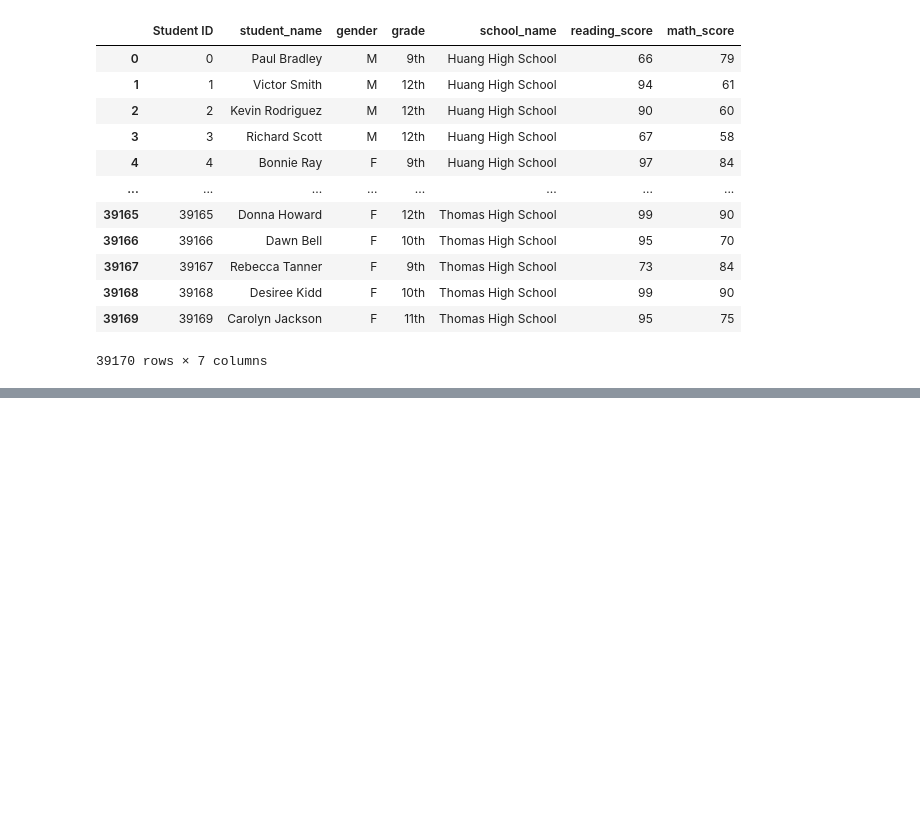
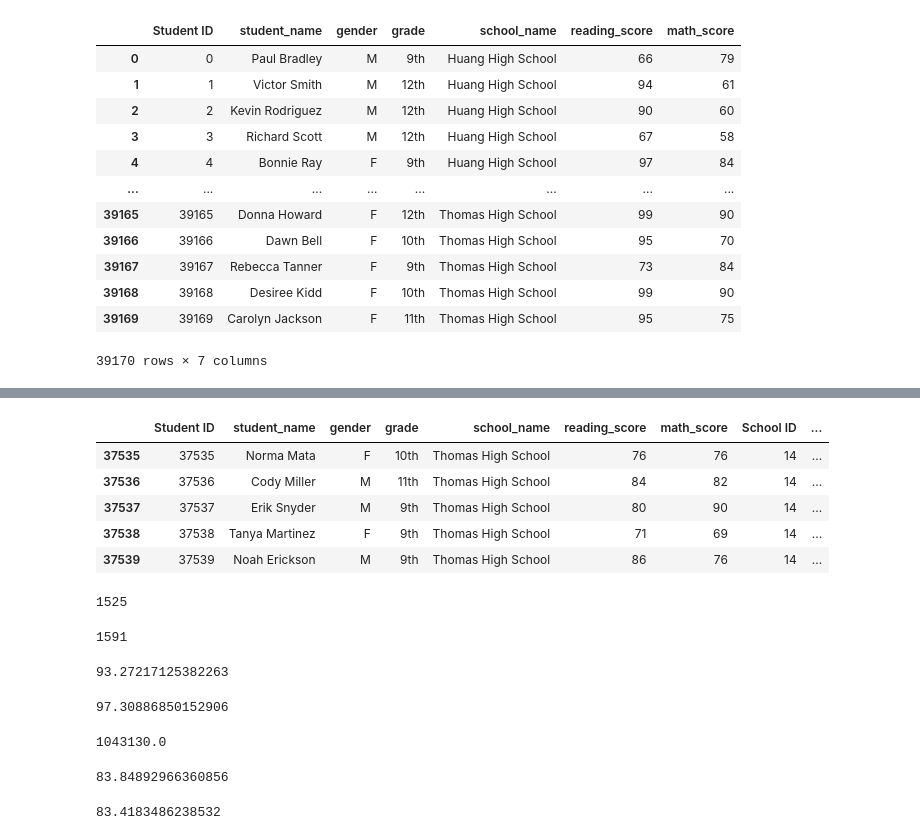
Before and after one commit to tsultan4/School_District_Analysis., a Jupyter notebook: PyCitySchools_Challenge.ipynb, the cells around one changed output, grey strips where cells are left out. Saved outputs shown, nothing was run; the diff lists cells and outputs as text; code cells hidden in the pictures; blank space fills up the shorter version.

```diff
--- a/PyCitySchools_Challenge.ipynb
+++ b/PyCitySchools_Challenge.ipynb
@@ -184,0 +309,23 @@ overall_passing_math_reading_count
+# %%
+# Get all the students who are passing reading in a new DataFrame.
+passing_reading = Thomas_High_School[Thomas_High_School["reading_score"] >= 70]
+passing_reading.head()
+# %% [output]
+|  | Student ID | student_name | gender | grade | school_name | reading_score | math_score | School ID | ... |
+| 37535 | 37535 | Norma Mata | F | 10th | Thomas High School | 76 | 76 | 14 | ... |
+| 37536 | 37536 | Cody Miller | M | 11th | Thomas High School | 84 | 82 | 14 | ... |
+| 37537 | 37537 | Erik Snyder | M | 9th | Thomas High School | 80 | 90 | 14 | ... |
+| 37538 | 37538 | Tanya Martinez | F | 9th | Thomas High School | 71 | 69 | 14 | ... |
+| 37539 | 37539 | Noah Erickson | M | 9th | Thomas High School | 86 | 76 | 14 | ... |
+# %%
+# Calculate the number of students passing math.
+passing_math_count = passing_math["Student ID"].count()
+passing_math_count
+# %% [output]
+1525
+# %%
+# Calculate the number of students passing reading.
+passing_reading_count = passing_reading["Student ID"].count()
+passing_reading_count
+# %% [output]
+1591
@@ -184,0 +338,14 @@ overall_passing_math_reading_count
+# %%
+passing_math_percentage
+# %% [output]
+93.27217125382263
+# %%
+passing_reading_percentage
+# %% [output]
+97.30886850152906
+# %%
+# Calculate the total budget.
+total_budget = Thomas_High_School["budget"].mean()
+round(total_budget,2)
+# %% [output]
+1043130.0
@@ -184,0 +354,12 @@ overall_passing_math_reading_count
+# %%
+# Calculate the average reading score.
+average_reading_score = Thomas_High_School["reading_score"].mean()
+average_reading_score
+# %% [output]
+83.84892966360856
+# %%
+# Calculate the average math score.
+average_math_score = Thomas_High_School["math_score"].mean()
+average_math_score
+# %% [output]
+83.4183486238532
```
Also changed, not shown: parts of 54 cells of this notebook.
